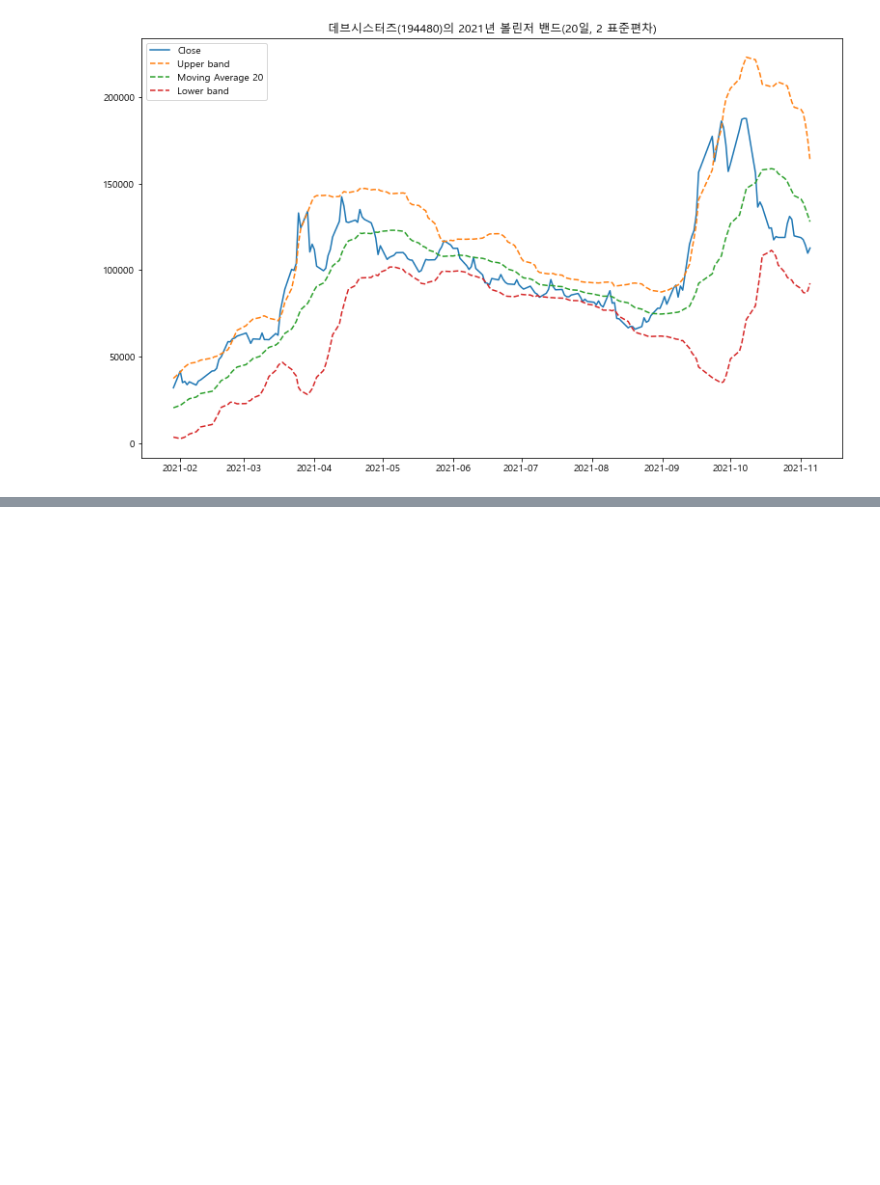
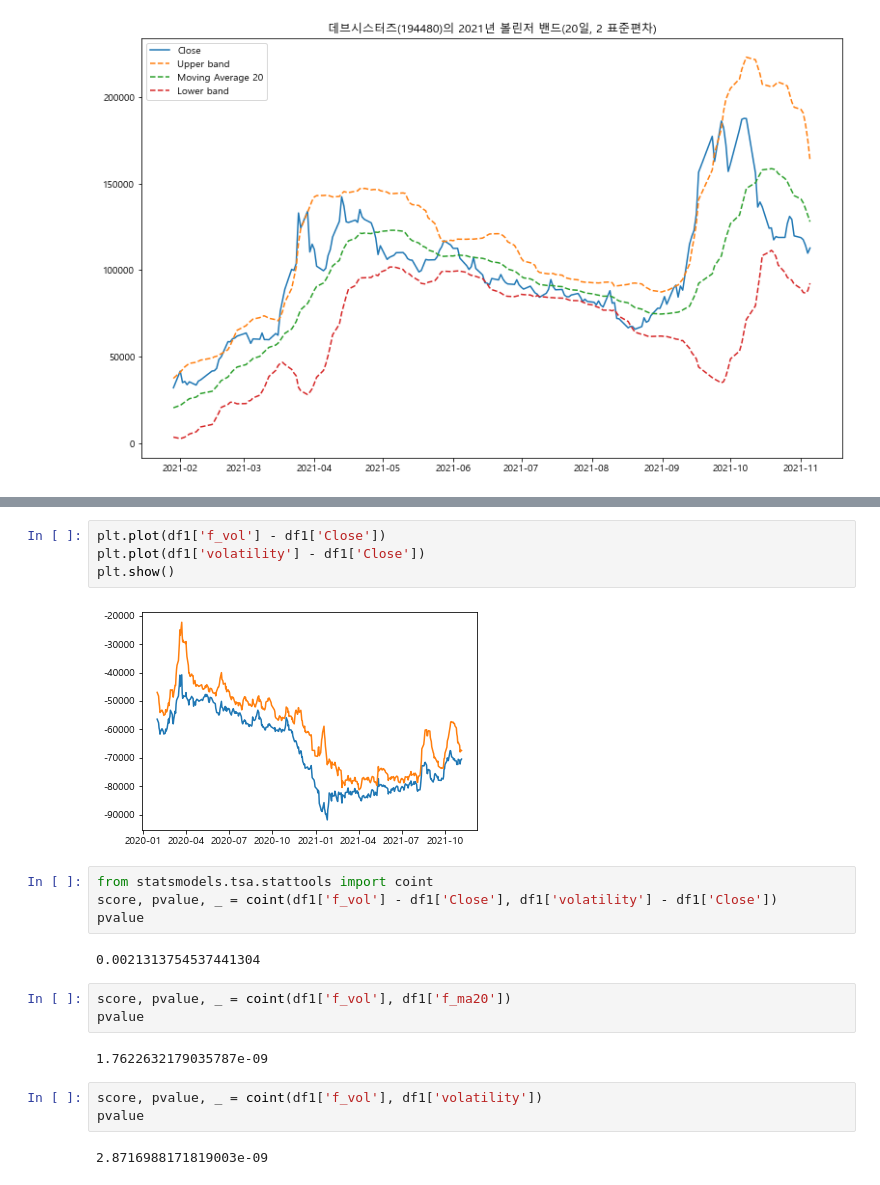
Before and after one commit to ghdakrk/Study_quant, a Jupyter notebook: bollinger_band.ipynb, the cells around one changed output, grey strips where cells are left out. Drawn from its saved outputs; the diff is of its cells as text; blank space fills up the shorter version.

```diff
--- a/bollinger_band.ipynb
+++ b/bollinger_band.ipynb
@@ -79,0 +125,22 @@ df.head()
+# %%
+plt.plot(df1['f_vol'] - df1['Close'])
+plt.plot(df1['volatility'] - df1['Close'])
+plt.show()
+# %% [output]
+[figure, added]
+# %%
+from statsmodels.tsa.stattools import coint
+score, pvalue, _ = coint(df1['f_vol'] - df1['Close'], df1['volatility'] - df1['Close'])
+pvalue
+# %% [output]
+0.0021313754537441304
+# %%
+score, pvalue, _ = coint(df1['f_vol'], df1['f_ma20'])
+pvalue
+# %% [output]
+1.7622632179035787e-09
+# %%
+score, pvalue, _ = coint(df1['f_vol'], df1['volatility'])
+pvalue
+# %% [output]
+2.8716988171819003e-09
```
Also changed, not shown: parts of 15 cells of this notebook, 2 other files.
